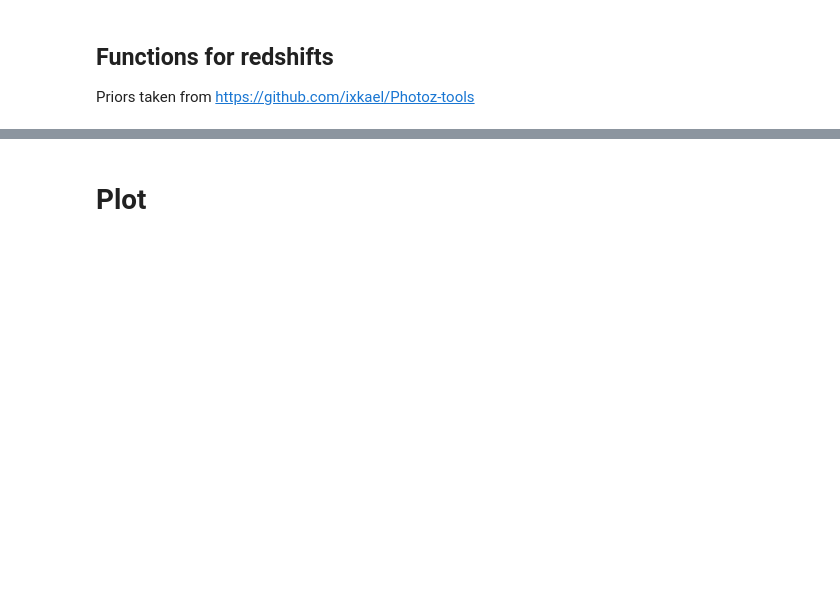
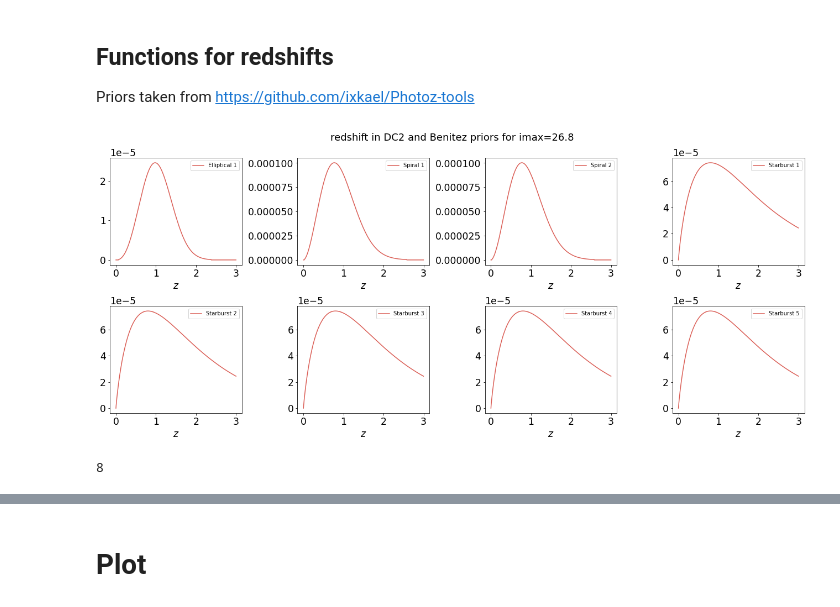
Before and after one commit to sylvielsstfr/MyDockerTools, a Jupyter notebook: UbuntuAnacondaDelightRail/notebooks/analysis_input_rail/Dumphdf5InputFileswithRAIL.ipynb, the cells around one changed output, grey strips where cells are left out. Saved outputs shown, nothing was run; the diff lists cells and outputs as text; code cells hidden in the pictures; blank space fills up the shorter version.

Commit message:
add Delight prior

```diff
--- a/UbuntuAnacondaDelightRail/notebooks/analysis_input_rail/Dumphdf5InputFileswithRAIL.ipynb
+++ b/UbuntuAnacondaDelightRail/notebooks/analysis_input_rail/Dumphdf5InputFileswithRAIL.ipynb
@@ -291,6 +297,29 @@ def mknames(nt):
     + ['Spiral '+str(i+1) for i in range(nt[1])]\
     + ['Starburst '+str(i+1) for i in range(nt[2])]
 names = mknames(templatetypesnb)
+# %%
+ncol=4
+nrow=2
+#sns.set_palette("cubehelix")
+sns.set_palette("hls", nt)
+fig, axes = plt.subplots(nrow, ncol,figsize=(18,8))
+
+for itype in np.arange(nt):
+
+    iy=itype//4
+    ix=itype-iy*4
+
+    axes[iy,ix].plot(z_grid, p_z__t_m[:,itype],"-",label=names[itype])
+    axes[iy,ix].legend()
+    axes[iy,ix].set_xlabel("$z$")
+
+
+
+title="redshift in DC2 and Benitez priors for imax={}".format(mag_max[3])
+plt.suptitle(title,fontsize=18)
+plt.tight_layout()
+# %% [output]
+[figure, added]
 # %%
 def photoz_lsst_prior(z,imax):
 
@@ -299,0 +345,4 @@ def photoz_lsst_prior(z,imax):
+# %%
+NGT
+# %% [output]
+8
```
Also changed, not shown: parts of 8 cells of this notebook.
